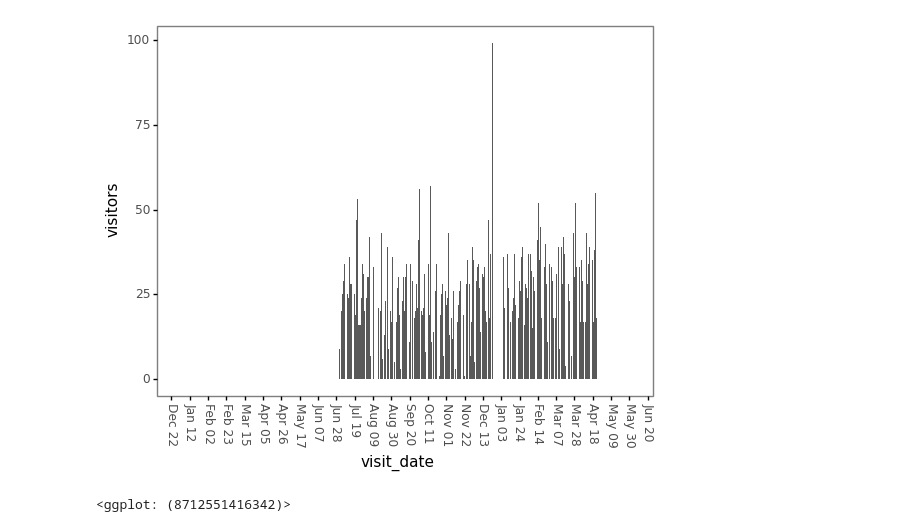
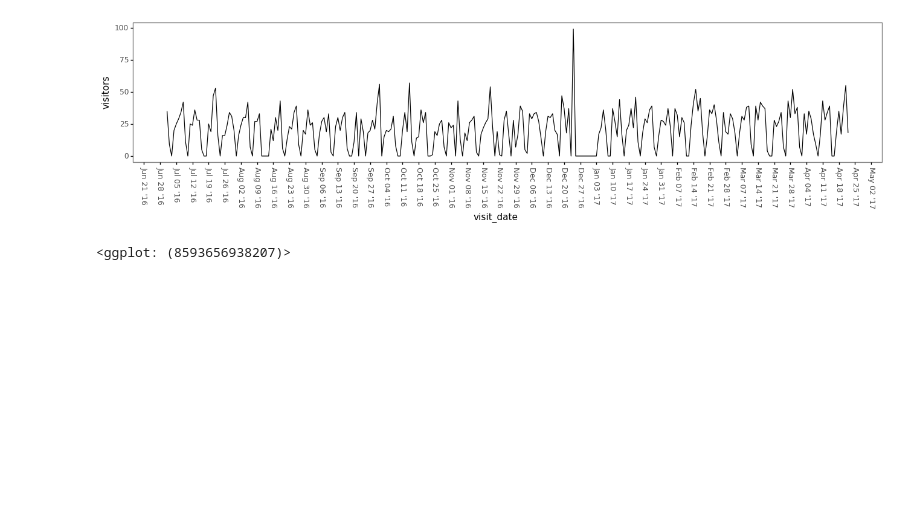
Before and after one commit to allswellthatsmaxwell/predict_timeseries, a Jupyter notebook: 02_model_one.ipynb, the cells around one changed output. Saved outputs shown, nothing was run; the diff lists cells and outputs as text; code cells hidden in the pictures; blank space fills up the shorter version.

```diff
--- a/02_model_one.ipynb
+++ b/02_model_one.ipynb
@@ -7,6 +7,8 @@ import restaurants_timeseries.counts as counts
 import GPy
 import plotnine as pn
 from mizani.formatters import date_format
+# %%
+pn.options.figure_size = (16, 3)
 # %%
-dat = core.data['visits'].query(f"air_store_id == '{counts.populated_store_id}'")
-dat
+single_store_dat = core.data['visits'].query(f"air_store_id == '{surveyors.populated_store_id}'").copy()
+vs = surveyors.VisitsSurveyor(single_store_dat, False)
@@ -27,10 +15,11 @@ dat
 # %%
-(pn.ggplot(dat, pn.aes('visit_date', 'visitors')) +
- pn.geom_bar(stat='identity') +
- pn.scale_x_date(breaks = "3 weeks", labels=date_format('%b %d')) +
+(pn.ggplot(vs.visits, pn.aes('visit_date', 'visitors')) +
+ #pn.geom_bar(stat='identity') +
+ pn.geom_line(pn.aes(group='air_store_id')) +
+ pn.scale_x_date(breaks="1 week", labels=date_format("%b %d '%y")) +
  pn.theme_bw() +
- pn.theme(axis_text_x=pn.element_text(angle=90*3),
+ pn.theme(axis_text_x=pn.element_text(angle=90*3, size=9),
           panel_grid=pn.element_blank()))
 # %% [output]
-[figure, old version]
+[figure, new version]
-<ggplot: (8712551416342)>
+<ggplot: (8593656938207)>
```
Also changed, not shown: parts of 3 cells of this notebook, 3 other files.
